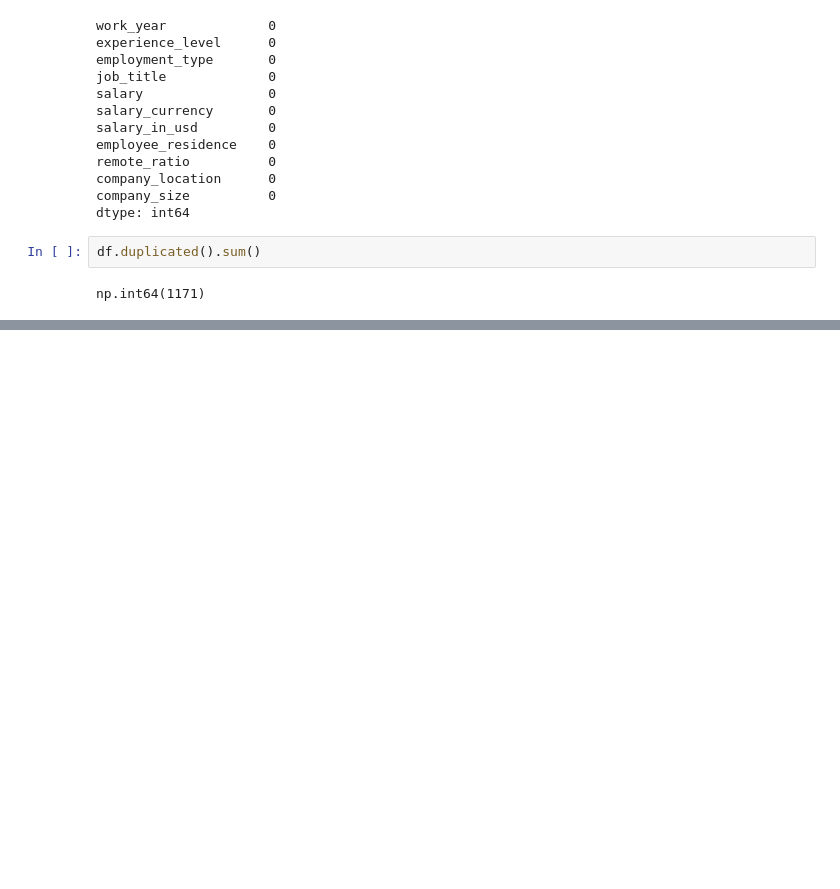
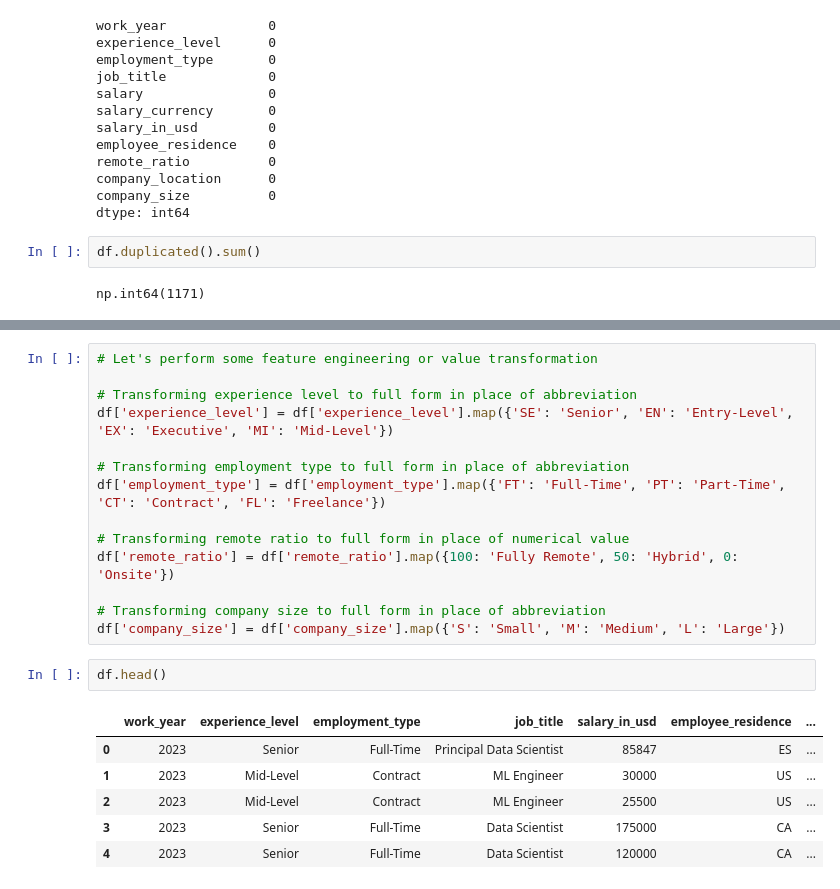
Before and after one commit to AnubhavYadavBCA25/Data-Professionals-Salaries-2020-to-2023-Analysis, a Jupyter notebook: Analysis.ipynb, the cells around one changed output, grey strips where cells are left out. Saved outputs shown, nothing was run; the diff lists cells and outputs as text; blank space fills up the shorter version.

```diff
--- a/Analysis.ipynb
+++ b/Analysis.ipynb
@@ -110,0 +210,23 @@ df.nsmallest(5, 'salary')
+# %%
+# Let's perform some feature engineering or value transformation
+
+# Transforming experience level to full form in place of abbreviation
+df['experience_level'] = df['experience_level'].map({'SE': 'Senior', 'EN': 'Entry-Level', 'EX': 'Executive', 'MI': 'Mid-Level'})
+
+# Transforming employment type to full form in place of abbreviation
+df['employment_type'] = df['employment_type'].map({'FT': 'Full-Time', 'PT': 'Part-Time', 'CT': 'Contract', 'FL': 'Freelance'})
+
+# Transforming remote ratio to full form in place of numerical value
+df['remote_ratio'] = df['remote_ratio'].map({100: 'Fully Remote', 50: 'Hybrid', 0: 'Onsite'})
+
+# Transforming company size to full form in place of abbreviation
+df['company_size'] = df['company_size'].map({'S': 'Small', 'M': 'Medium', 'L': 'Large'})
+# %%
+df.head()
+# %% [output]
+|  | work_year | experience_level | employment_type | job_title | salary_in_usd | employee_residence | ... |
+| 0 | 2023 | Senior | Full-Time | Principal Data Scientist | 85847 | ES | ... |
+| 1 | 2023 | Mid-Level | Contract | ML Engineer | 30000 | US | ... |
+| 2 | 2023 | Mid-Level | Contract | ML Engineer | 25500 | US | ... |
+| 3 | 2023 | Senior | Full-Time | Data Scientist | 175000 | CA | ... |
+| 4 | 2023 | Senior | Full-Time | Data Scientist | 120000 | CA | ... |
```
Also changed, not shown: parts of 22 cells of this notebook.
